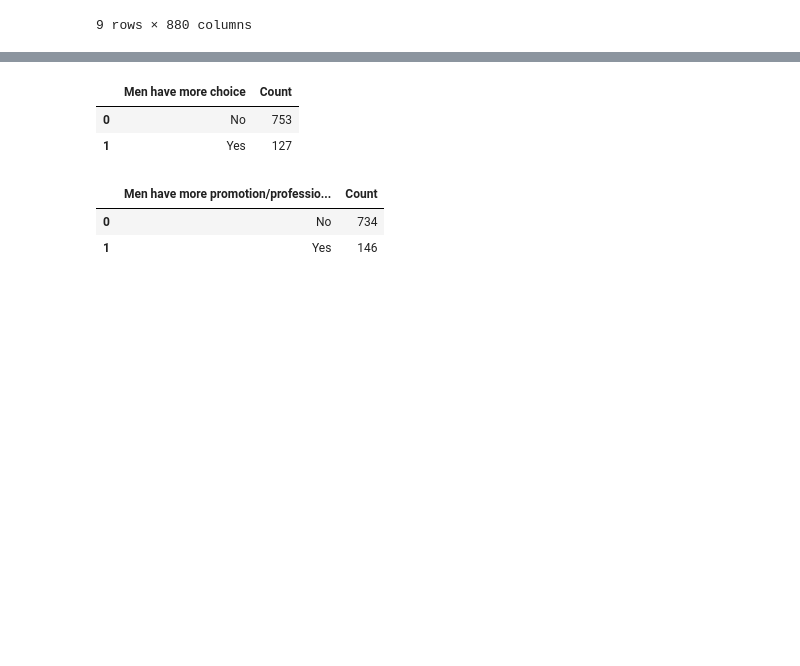
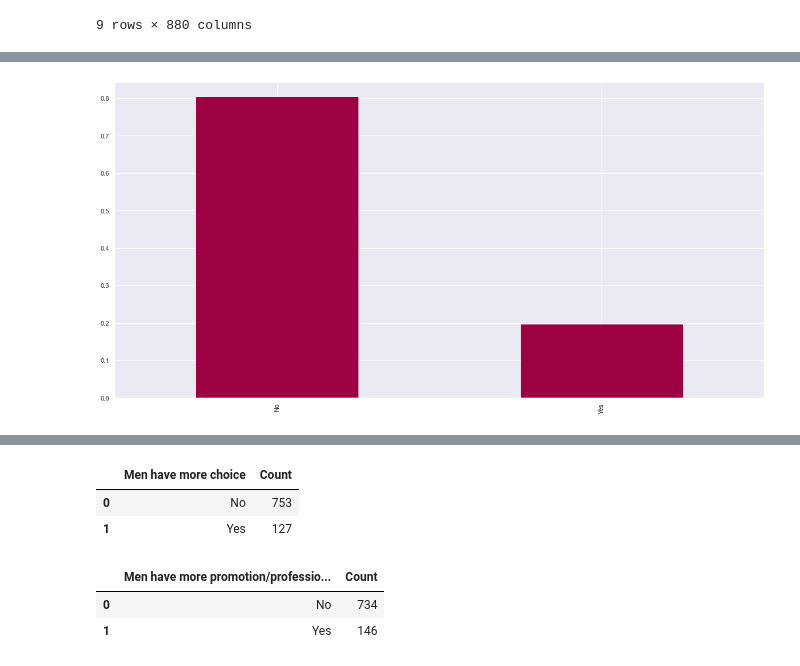
Before and after one commit to data301-2021-winter1/group20-project-, a Jupyter notebook: notebooks/analysis1.ipynb, the cells around one changed output, grey strips where cells are left out. Cells and saved outputs as stored; diff of their text form; code cells hidden in the pictures; blank space fills up the shorter version.

```diff
--- a/notebooks/analysis1.ipynb
+++ b/notebooks/analysis1.ipynb
@@ -245,0 +268,7 @@ Dataframe.groupby(["Men make more money"]).size().reset_index(name="count")
+# %%
+from matplotlib import cm
+cmap=cm.get_cmap('Spectral')
+c.plot(kind='bar',stacked='True',figsize=(20,10),cmap=cmap,edgecolor='None')
+plt.show()
+# %% [output]
+[figure, added]
```
Also changed, not shown: parts of 14 cells of this notebook.
